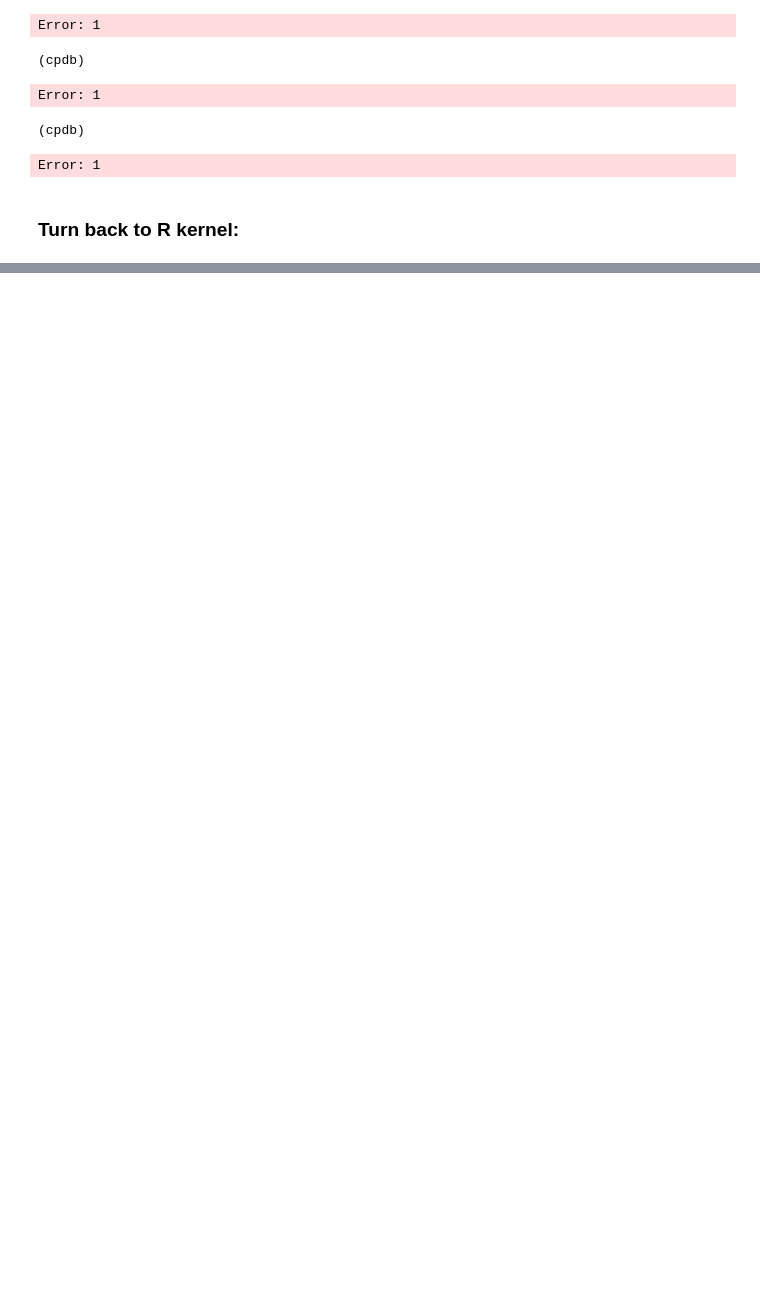
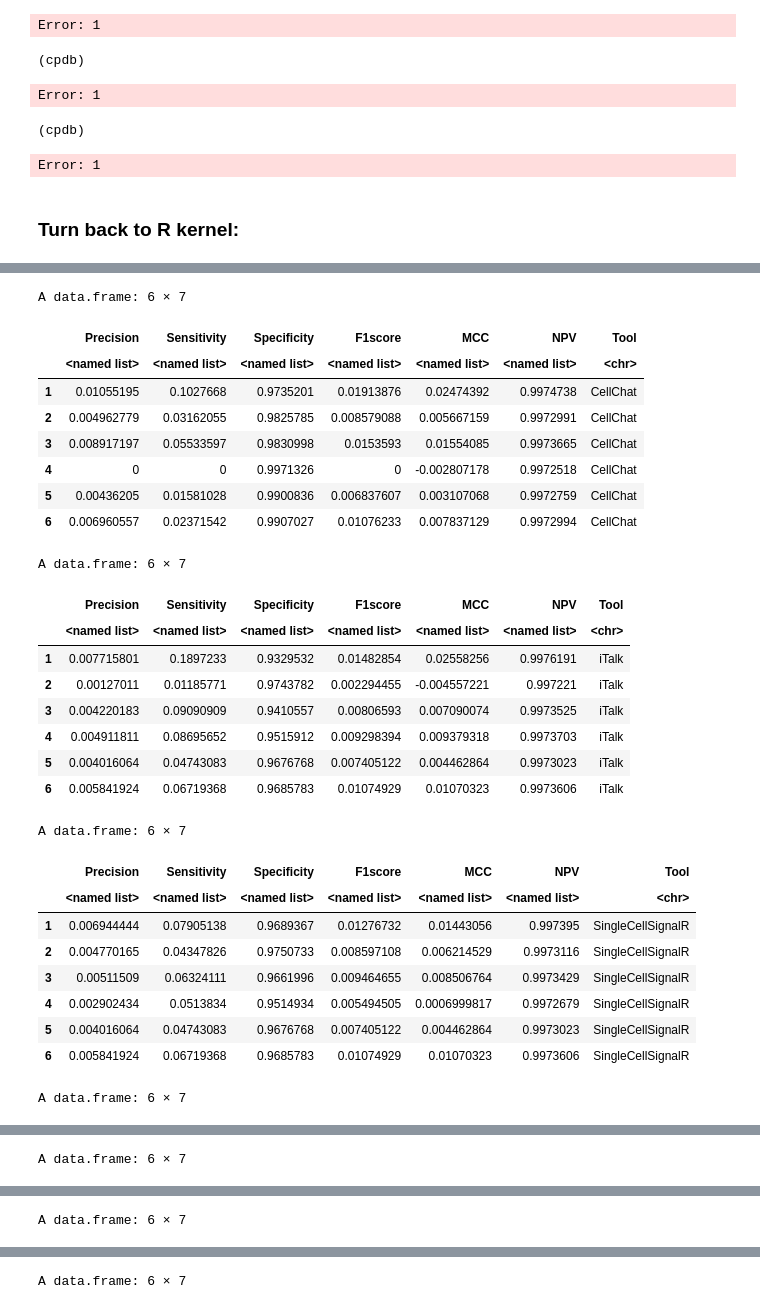
Before and after one commit to mora-lab/cell-cell-interactions, a Jupyter notebook: benchmark-workflow/Workflow.ipynb, the cells around one changed output, grey strips where cells are left out. Saved outputs shown, nothing was run; the diff lists cells and outputs as text; code cells hidden in the pictures; blank space fills up the shorter version.

```diff
--- a/benchmark-workflow/Workflow.ipynb
+++ b/benchmark-workflow/Workflow.ipynb
@@ -828,0 +389,12 @@ write.table(roc,"Result/rocP.txt",row.names = F,sep="\t",quote = F)
+# %%
+# CCInx
+ccilrpairs <- list()
+ccipairs <- c()
+ccispeed <- data.frame()
+for (sample in allsample){
+  seu <- readRDS(sample)
+  cci <- run_CCInx(seu,top=maxpairs[which(allsample == sample)])
+  ccilrpairs[[sample]] <- cci$lrpairs
+  ccipairs <- c(ccipairs, cci$pairs)
+  ccispeed <- rbind(ccispeed, cci$speed)
+}
@@ -829 +418,11 @@ write.table(roc,"Result/rocP.txt",row.names = F,sep="\t",quote = F)
+# %%
+cciunlist <- data.frame()
+for(i in 1:length(ccilrpairs)){
+  cciunlist <- rbind(cciunlist, ccilrpairs[[i]])
+}
+speed <- ccispeed
+speed[,"Tool"] <- rep("CCInx",each=56)
+saveRDS(ccilrpairs,"Result/lrpairs/cci.rds")
+write.table(unique(cciunlist),"Result/lrpairs/cci.txt",row.names = F,sep="\t",quote = F)
+write.table(speed,"Result/speedcci.txt",row.names = F,sep="\t",quote = F)
 # %% [markdown]
@@ -876,0 +514,52 @@ Last modified: 2022.9.21
+# %%
+# SSP calculation
+cc <- readRDS("Result/lrpairs/cc.rds") %>% lapply(., function(x){run_SSP(x,allpairs,gold)}) %>% do.call(rbind,.) %>% as.data.frame(,row.names = FALSE)
+cc[,"Tool"] <- rep("CellChat",each=56)
+head(cc)
+it <- readRDS("Result/lrpairs/it.rds") %>% lapply(., function(x){run_SSP(x,allpairs,gold)}) %>% do.call(rbind,.) %>% as.data.frame(,row.names = FALSE)
+it[,"Tool"] <- rep("iTalk",each=56)
+head(it)
+scsr <- readRDS("Result/lrpairs/scsr.rds") %>% lapply(., function(x){run_SSP(x,allpairs,gold)}) %>% do.call(rbind,.) %>% as.data.frame(,row.names = FALSE)
+scsr[,"Tool"] <- rep("SingleCellSignalR",each=56)
+head(scsr)
+cci <- readRDS("Result/lrpairs/cci.rds") %>% lapply(., function(x){run_SSP(x,allpairs,gold)}) %>% do.call(rbind,.) %>% as.data.frame(,row.names = FALSE)
+cci[,"Tool"] <- rep("CCInx",each=56)
+head(cci)
+sc <- readRDS("Result/lrpairs/sc.rds") %>% lapply(., function(x){run_SSP(x,allpairs,gold)}) %>% do.call(rbind,.) %>% as.data.frame(,row.names = FALSE)
+sc[,"Tool"] <- rep("scMLnet",each=56)
+head(sc)
+cpdb <- readRDS("Result/lrpairs/cpdb.rds") %>% lapply(., function(x){run_CellPhoneDB_SSP(x,allpairs,gold)}) %>% do.call(rbind,.) %>% as.data.frame(,row.names = FALSE)
+cpdb[,"Tool"] <- rep("CellPhoneDB",each=56)
+head(cpdb)
+nm <- readRDS("Result/lrpairs/nm.rds") %>% lapply(., function(x){run_SSP(x,allpairs,gold)}) %>% do.call(rbind,.) %>% as.data.frame(,row.names = FALSE)
+nm[,"Tool"] <- rep("NATMI",each=56)
+head(nm)
+# %% [output]
+A data.frame: 6 × 7
+|  | Precision | Sensitivity | Specificity | F1score | MCC | NPV | Tool |
+|  | <named list> | <named list> | <named list> | <named list> | <named list> | <named list> | <chr> |
+| 1 | 0.01055195 | 0.1027668 | 0.9735201 | 0.01913876 | 0.02474392 | 0.9974738 | CellChat |
+| 2 | 0.004962779 | 0.03162055 | 0.9825785 | 0.008579088 | 0.005667159 | 0.9972991 | CellChat |
+| 3 | 0.008917197 | 0.05533597 | 0.9830998 | 0.0153593 | 0.01554085 | 0.9973665 | CellChat |
+| 4 | 0 | 0 | 0.9971326 | 0 | -0.002807178 | 0.9972518 | CellChat |
+| 5 | 0.00436205 | 0.01581028 | 0.9900836 | 0.006837607 | 0.003107068 | 0.9972759 | CellChat |
+| 6 | 0.006960557 | 0.02371542 | 0.9907027 | 0.01076233 | 0.007837129 | 0.9972994 | CellChat |
+A data.frame: 6 × 7
+|  | Precision | Sensitivity | Specificity | F1score | MCC | NPV | Tool |
+|  | <named list> | <named list> | <named list> | <named list> | <named list> | <named list> | <chr> |
+| 1 | 0.007715801 | 0.1897233 | 0.9329532 | 0.01482854 | 0.02558256 | 0.9976191 | iTalk |
+| 2 | 0.00127011 | 0.01185771 | 0.9743782 | 0.002294455 | -0.004557221 | 0.997221 | iTalk |
+| 3 | 0.004220183 | 0.09090909 | 0.9410557 | 0.00806593 | 0.007090074 | 0.9973525 | iTalk |
+| 4 | 0.004911811 | 0.08695652 | 0.9515912 | 0.009298394 | 0.009379318 | 0.9973703 | iTalk |
+| 5 | 0.004016064 | 0.04743083 | 0.9676768 | 0.007405122 | 0.004462864 | 0.9973023 | iTalk |
+| 6 | 0.005841924 | 0.06719368 | 0.9685783 | 0.01074929 | 0.01070323 | 0.9973606 | iTalk |
+A data.frame: 6 × 7
+|  | Precision | Sensitivity | Specificity | F1score | MCC | NPV | Tool |
+|  | <named list> | <named list> | <named list> | <named list> | <named list> | <named list> | <chr> |
+| 1 | 0.006944444 | 0.07905138 | 0.9689367 | 0.01276732 | 0.01443056 | 0.997395 | SingleCellSignalR |
+| 2 | 0.004770165 | 0.04347826 | 0.9750733 | 0.008597108 | 0.006214529 | 0.9973116 | SingleCellSignalR |
+| 3 | 0.00511509 | 0.06324111 | 0.9661996 | 0.009464655 | 0.008506764 | 0.9973429 | SingleCellSignalR |
+| 4 | 0.002902434 | 0.0513834 | 0.9514934 | 0.005494505 | 0.0006999817 | 0.9972679 | SingleCellSignalR |
+| 5 | 0.004016064 | 0.04743083 | 0.9676768 | 0.007405122 | 0.004462864 | 0.9973023 | SingleCellSignalR |
+| 6 | 0.005841924 | 0.06719368 | 0.9685783 | 0.01074929 | 0.01070323 | 0.9973606 | SingleCellSignalR |
+A data.frame: 6 × 7
@@ -876,0 +574 @@ Last modified: 2022.9.21
+A data.frame: 6 × 7
@@ -876,0 +583 @@ Last modified: 2022.9.21
+A data.frame: 6 × 7
@@ -876,0 +592 @@ Last modified: 2022.9.21
+A data.frame: 6 × 7
```
Also changed, not shown: parts of 81 cells of this notebook.
